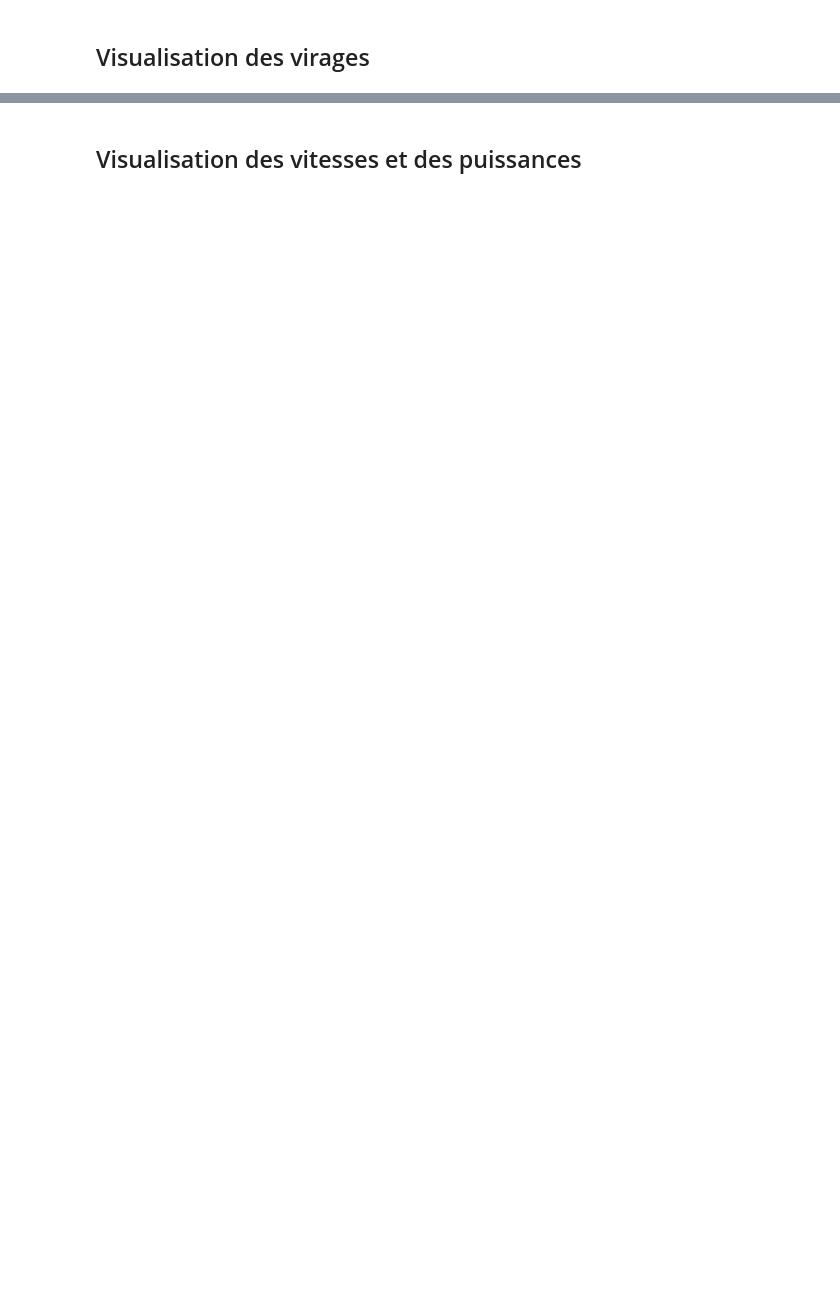
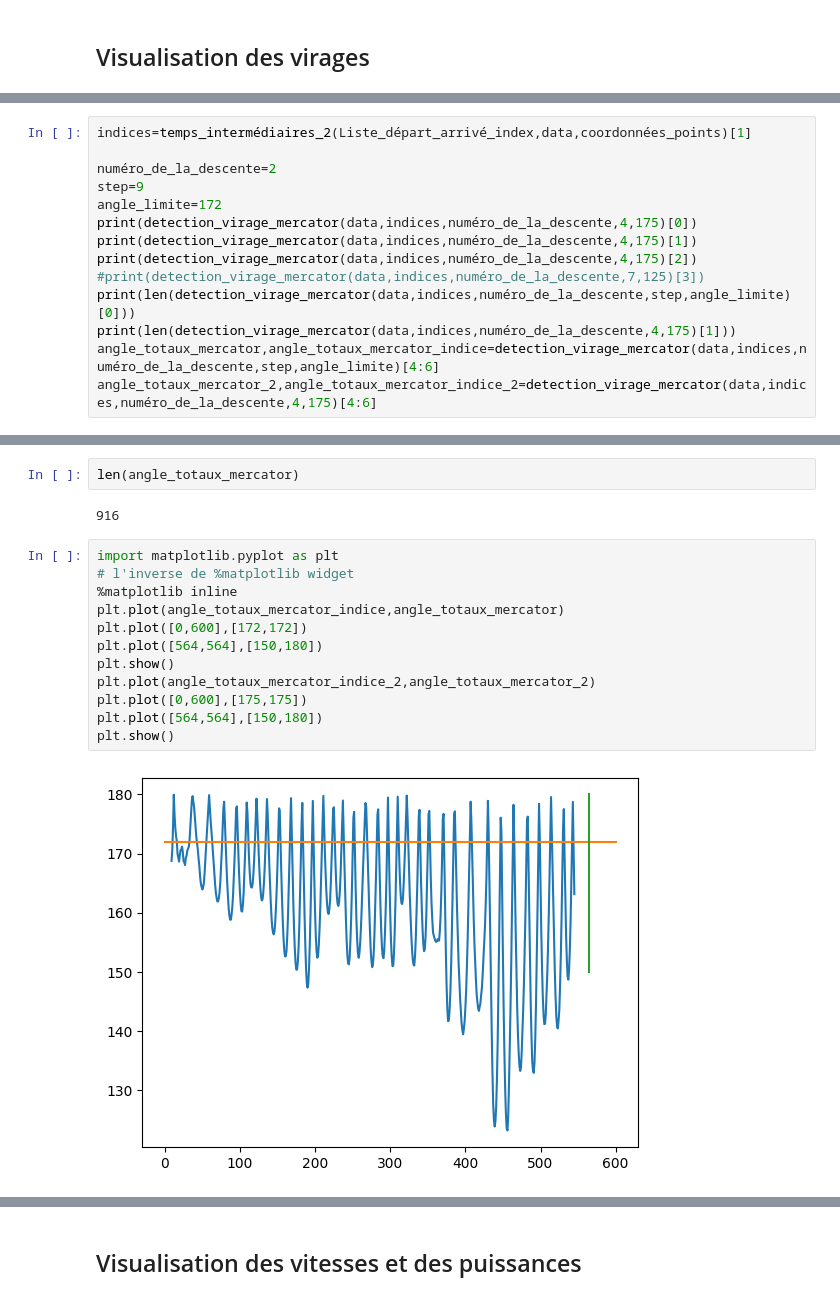
Before and after one commit to Jonas-Arondel/Projet_ski_alpin, a Jupyter notebook: Premier-tests-au-propres.ipynb, the cells around one changed output, grey strips where cells are left out. Cells and saved outputs as stored; diff of their text form; blank space fills up the shorter version.

```diff
--- a/Premier-tests-au-propres.ipynb
+++ b/Premier-tests-au-propres.ipynb
@@ -440,0 +742,14 @@ fig.show()
+# %%
+indices=temps_intermédiaires_2(Liste_départ_arrivé_index,data,coordonnées_points)[1]
+
+numéro_de_la_descente=2
+step=9
+angle_limite=172
+print(detection_virage_mercator(data,indices,numéro_de_la_descente,4,175)[0])
+print(detection_virage_mercator(data,indices,numéro_de_la_descente,4,175)[1])
+print(detection_virage_mercator(data,indices,numéro_de_la_descente,4,175)[2])
+#print(detection_virage_mercator(data,indices,numéro_de_la_descente,7,125)[3])
+print(len(detection_virage_mercator(data,indices,numéro_de_la_descente,step,angle_limite)[0]))
+print(len(detection_virage_mercator(data,indices,numéro_de_la_descente,4,175)[1]))
+angle_totaux_mercator,angle_totaux_mercator_indice=detection_virage_mercator(data,indices,numéro_de_la_descente,step,angle_limite)[4:6]
+angle_totaux_mercator_2,angle_totaux_mercator_indice_2=detection_virage_mercator(data,indices,numéro_de_la_descente,4,175)[4:6]
@@ -440,0 +762,18 @@ fig.show()
+# %%
+len(angle_totaux_mercator)
+# %% [output]
+916
+# %%
+import matplotlib.pyplot as plt
+# l'inverse de %matplotlib widget
+%matplotlib inline
+plt.plot(angle_totaux_mercator_indice,angle_totaux_mercator)
+plt.plot([0,600],[172,172])
+plt.plot([564,564],[150,180])
+plt.show()
+plt.plot(angle_totaux_mercator_indice_2,angle_totaux_mercator_2)
+plt.plot([0,600],[175,175])
+plt.plot([564,564],[150,180])
+plt.show()
+# %% [output]
+[figure, added]
```
Also changed, not shown: parts of 42 cells of this notebook, 3 other files.
